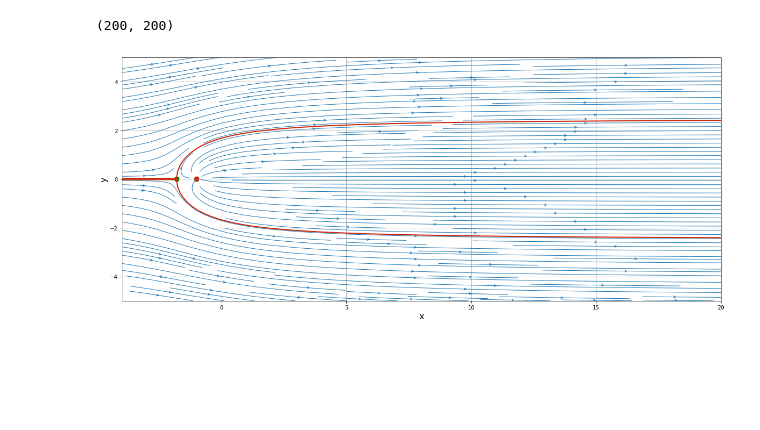
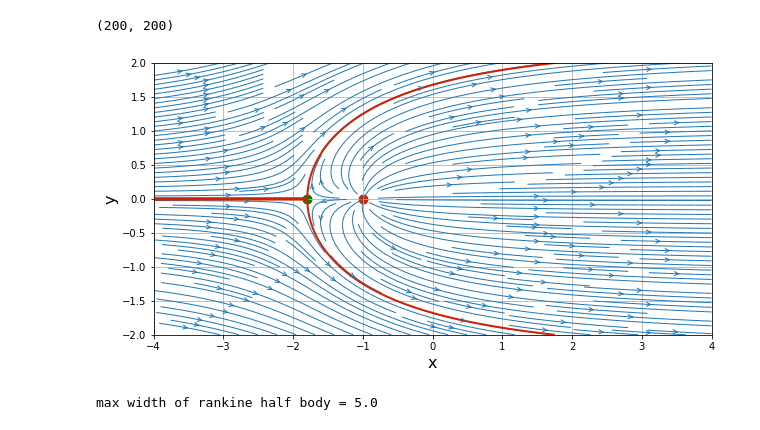
Before and after one commit to ppaulson56/MAE6226, a Jupyter notebook: 02_L2.ipynb, the cells around one changed output. Saved outputs shown, nothing was run; the diff lists cells and outputs as text; code cells hidden in the pictures; blank space fills up the shorter version.

Commit message:
completed lesson, still half of one challenge problem left

```diff
--- a/02_L2.ipynb
+++ b/02_L2.ipynb
@@ -5,8 +5,8 @@ from matplotlib import pyplot
 %matplotlib inline
 # %%
 N = 200
-x_start, x_end = -4.0, 20.0
-y_start, y_end = -5.0, 5.0
+x_start, x_end = -4.0, 4.0
+y_start, y_end = -2.0, 2.0
 x = numpy.linspace(x_start, x_end, N)
 y = numpy.linspace(y_start, y_end, N)
 X, Y = numpy.meshgrid(x, y)
@@ -38,25 +38,25 @@ psi_source = get_stream_function(strength_source, x_source, y_source, X, Y)
 # %%
 u = u_freestream + u_source
 v = v_freestream + v_source
 psi = psi_freestream + psi_source
 
-width = 20
+width = 10
 height = (y_end - y_start) / (x_end - x_start) * width
 pyplot.figure(figsize=(width, height))
 pyplot.grid(True)
 pyplot.xlabel('x', fontsize=16)
 pyplot.ylabel('y', fontsize=16)
 pyplot.xlim(x_start, x_end)
 pyplot.ylim(y_start, y_end)
 pyplot.streamplot(X, Y, u, v, density=2, linewidth=1, arrowsize=1, arrowstyle='->')
 pyplot.scatter(x_source, y_source, color='#CD2305', s=80, marker='o')
 
 x_stagnation = x_source - strength_source / (2 * numpy.pi * u_inf)
 y_stagnation = y_source
 
 pyplot.scatter(x_stagnation, y_stagnation, color='g', s=80, marker='o')
 
 pyplot.contour(X, Y, psi, levels=[-strength_source / 2, strength_source / 2], colors='#CD2305', linewidths=2,
               linestyles='solid');
 # %% [output]
-[figure, old version]
+[figure, new version]
@@ -64,0 +63,5 @@ width = strength_source / u_inf
+# %%
+hbody_width = strength_source / u_inf
+print('max width of rankine half body =', hbody_width)
+# %% [output]
+max width of rankine half body = 5.0
```
Also changed, not shown: parts of 7 cells of this notebook.
